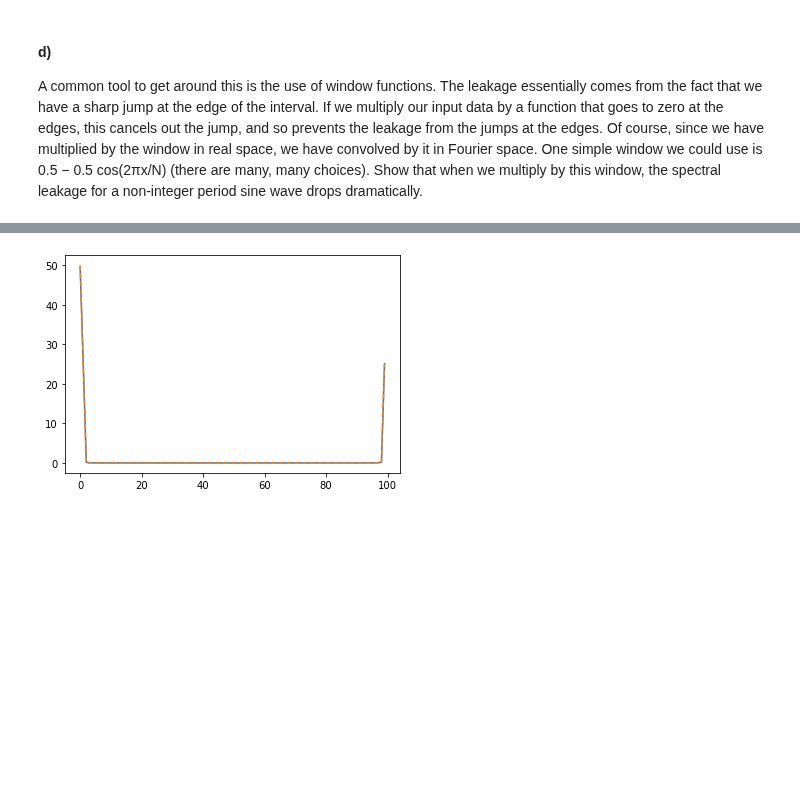
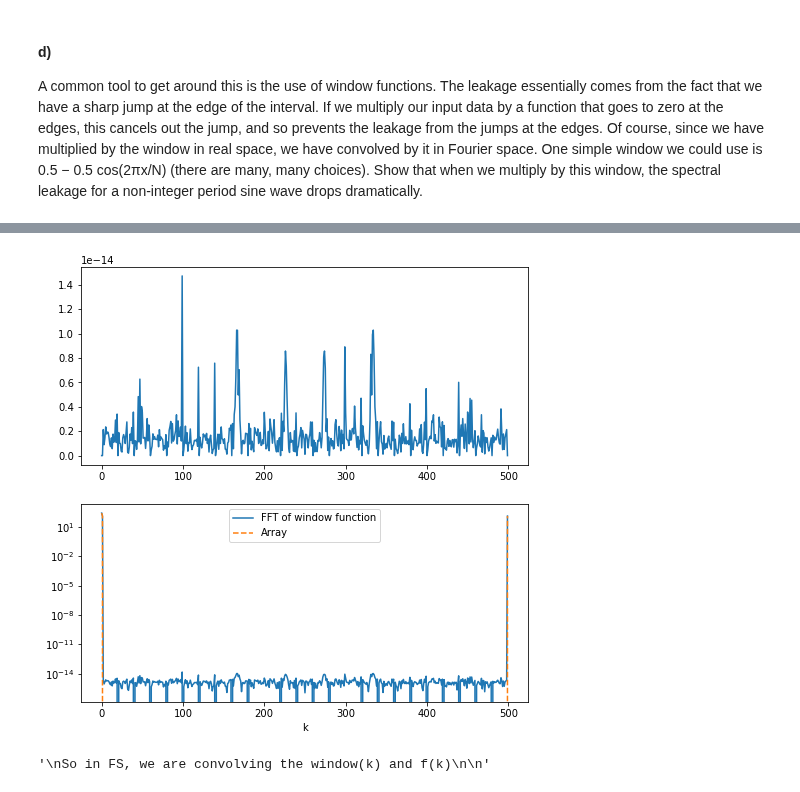
Before and after one commit to eklem1/Phys512_EK, a Jupyter notebook: PS4/PS4.ipynb, the cells around one changed output, grey strips where cells are left out. Saved outputs shown, nothing was run; the diff lists cells and outputs as text; code cells hidden in the pictures; blank space fills up the shorter version.

```diff
--- a/PS4/PS4.ipynb
+++ b/PS4/PS4.ipynb
@@ -252,21 +284,68 @@ Show that the Fourier transform of the window is [N/2 N/4 0 ... 0 N/4] (either n
 # %%
 #WHY does this only match when the Ns are diffffferent??
 # I really think N = len(x) - aka the number of points, but like why does this not work
 
-DFT_win = np.fft.fft(window(x, max(x)))
-# DFT_win = np.fft.fft(window(x, len(x)))
+N = 500 #number of points
+x = np.arange(N)
 
+# x=np.arange(-10,20,0.1)
+# DFT_win = np.fft.fft(window(x, max(x)))
+DFT_win = np.fft.fft(window(x, N))
 
-man_arr = np.zeros(len(x))
-man_arr[0] = len(x)/2
-man_arr[1] = len(x)/4
+man_arr = np.zeros(N)
 
-man_arr[-1] = len(x)/4
+man_arr[0] = N/2
+man_arr[1] = N/4
+man_arr[-1] = N/4
 
+# print(man_arr)
+# print(DFT_win.real)
 
-# plt.axvline(k, ls=":", color="grey")
-plt.plot(abs(DFT_win))
-plt.plot(man_arr, ls="--")
-plt.show()
+fig, ax = plt.subplots(2, 1, figsize=(8,8))
+
+ax[0].plot(abs(DFT_win) - man_arr) #hmm it's not prefect, but quite small
+#the np.FFT doesn't seem to go quite to 0
+
+ax[1].semilogy(abs(DFT_win), label="FFT of window function")
+ax[1].semilogy(man_arr, ls="--", label="Array")
+ax[1].legend()
+ax[1].set_xlabel('k')
+fig.show()
 # %% [output]
-[figure, old version]
+[figure, new version]
+# %%
+N = 500 #number of points
+x = np.arange(N)
+k = 3.6
+
+windowFuct = window(x, N)
+DFT_win = np.fft.fft(windowFuct)
+
+sinArr = np.sin(2*np.pi*k*x/N)
+sinArrDFT = np.fft.fft(sinArr)
+sinArrDFT_win = np.fft.fft(sinArr*window(x, N))
+
+# print(windowFuct)
+
+'''
+So in FS, we are convolving the window(k) and f(k)
+- what do I need IFTs for?
+'''
+
+# for i in range(len(sinArrDFT)):
+# #     print(i)
+
+#     if i==0:
+#         print( 1/(sinArrDFT[i+1] + sinArrDFT[-1])/2 )
+
+#     elif i==N-1:
+#         print(sinArrDFT[i] - sinArrDFT[0])
+#         print("last")
+
+#     else:
+#         if i%50==0:
+#             print(sinArrDFT[i] - sinArrDFT[i+1])
+#         elif i==1:
+#             print(sinArrDFT[i] - sinArrDFT[i+1])
+# %% [output]
+'\nSo in FS, we are convolving the window(k) and f(k)\n\n'
```
Also changed, not shown: parts of 9 cells of this notebook.
